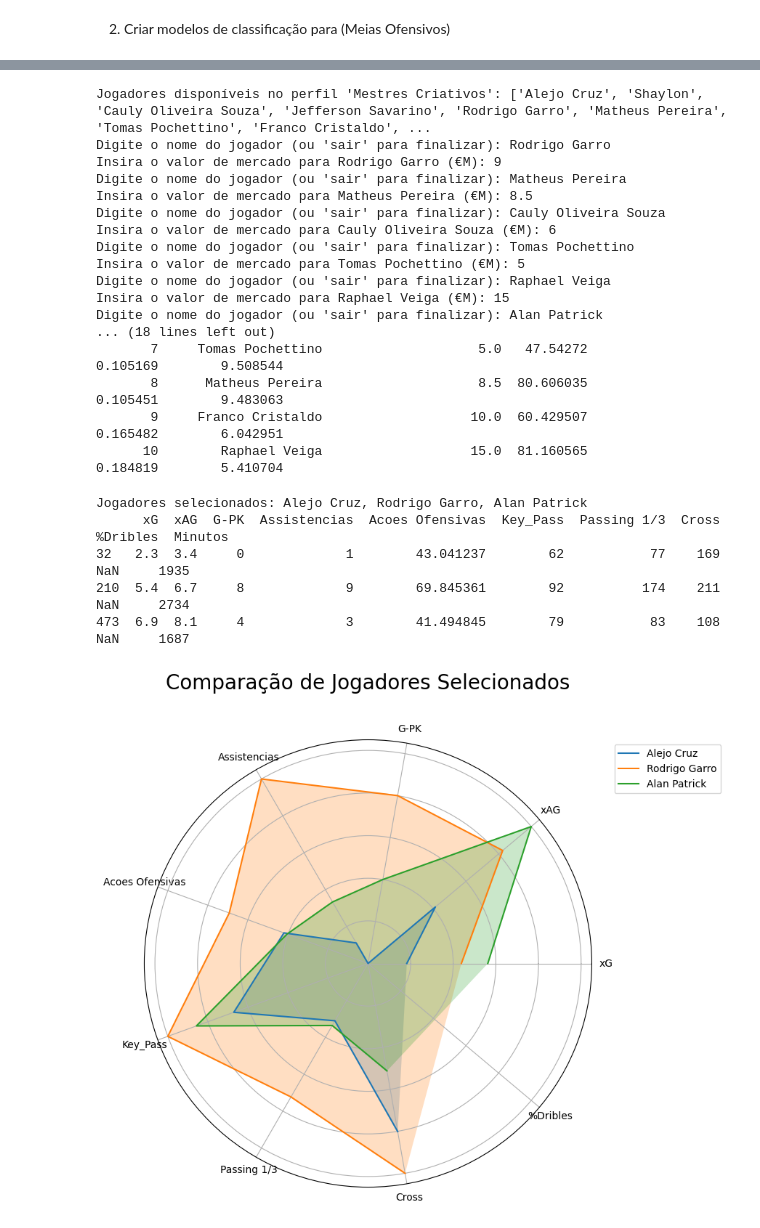
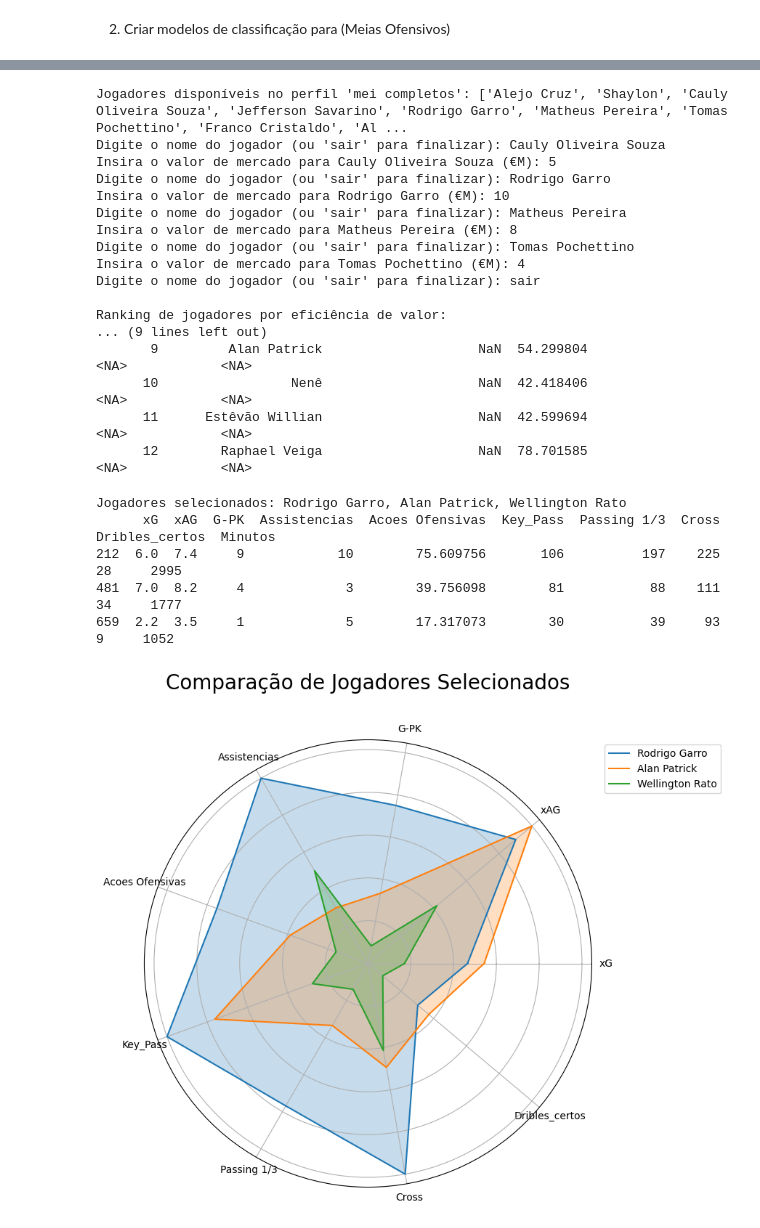
Before and after one commit to ohallao/MoneyBall-Brasileirao, a Jupyter notebook: MoneyBall_Braisleirao_Meias_Ofensivos.ipynb, the cells around one changed output, grey strips where cells are left out. Drawn from its saved outputs; the diff is of its cells as text; code cells hidden in the pictures.

```diff
--- a/MoneyBall_Braisleirao_Meias_Ofensivos.ipynb
+++ b/MoneyBall_Braisleirao_Meias_Ofensivos.ipynb
@@ -587,11 +675,11 @@ Cluster
 # %%
 cluster_names = {
-    0: 'Criadores Equilibrados',
-    1: 'Contribuintes Limitados',
-    2: 'Destaques Ofensivos',
-    3: 'Finalizadores Eficientes',
-    4: 'Mestres Criativos',
-    5: 'Criadores de Elite',
+    0: 'construtores diretos',
+    1: 'mei apoio',
+    2: 'mei assist',
+    3: 'mei completos',
+    4: 'finalizadores criativos',
+    5: 'dribladores_cross',
 }
 
 # Adicionar nomes ao DataFrame
@@ -717,6 +809,6 @@ Ranking de jogadores no perfil: Mestres Criativos
 # %%
 # Filtrando os jogadores pelo perfil escolhido
-perfil_escolhido = 'Mestres Criativos'  # Defina o perfil desejado
+perfil_escolhido = 'mei completos'  # Defina o perfil desejado
 jogadores_filtrados = meia_ofensivo[meia_ofensivo['Perfil'] == perfil_escolhido].copy()
 
 # Lista com os nomes dos jogadores disponíveis
@@ -777,23 +869,23 @@ resultado_final = resultado_final[
 print("\nRanking de jogadores por eficiência de valor:")
 print(resultado_final.to_string(index=False))
 # %% [output]
-Jogadores disponíveis no perfil 'Mestres Criativos': ['Alejo Cruz', 'Shaylon', 'Cauly Oliveira Souza', 'Jefferson Savarino', 'Rodrigo Garro', 'Matheus Pereira', 'Tomas Pochettino', 'Franco Cristaldo', ...
+Jogadores disponíveis no perfil 'mei completos': ['Alejo Cruz', 'Shaylon', 'Cauly Oliveira Souza', 'Jefferson Savarino', 'Rodrigo Garro', 'Matheus Pereira', 'Tomas Pochettino', 'Franco Cristaldo', 'Al ...
+Digite o nome do jogador (ou 'sair' para finalizar): Cauly Oliveira Souza
+Insira o valor de mercado para Cauly Oliveira Souza (€M): 5
 Digite o nome do jogador (ou 'sair' para finalizar): Rodrigo Garro
-Insira o valor de mercado para Rodrigo Garro (€M): 9
+Insira o valor de mercado para Rodrigo Garro (€M): 10
 Digite o nome do jogador (ou 'sair' para finalizar): Matheus Pereira
-Insira o valor de mercado para Matheus Pereira (€M): 8.5
-Digite o nome do jogador (ou 'sair' para finalizar): Cauly Oliveira Souza
-Insira o valor de mercado para Cauly Oliveira Souza (€M): 6
+Insira o valor de mercado para Matheus Pereira (€M): 8
 Digite o nome do jogador (ou 'sair' para finalizar): Tomas Pochettino
-Insira o valor de mercado para Tomas Pochettino (€M): 5
-Digite o nome do jogador (ou 'sair' para finalizar): Raphael Veiga
-Insira o valor de mercado para Raphael Veiga (€M): 15
-Digite o nome do jogador (ou 'sair' para finalizar): Alan Patrick
-... (18 lines left out)
-       7     Tomas Pochettino                    5.0   47.54272              0.105169        9.508544
-       8      Matheus Pereira                    8.5  80.606035              0.105451        9.483063
-       9     Franco Cristaldo                   10.0  60.429507              0.165482        6.042951
-      10        Raphael Veiga                   15.0  81.160565              0.184819        5.410704
+Insira o valor de mercado para Tomas Pochettino (€M): 4
+Digite o nome do jogador (ou 'sair' para finalizar): sair
+
+Ranking de jogadores por eficiência de valor:
+... (9 lines left out)
+       9         Alan Patrick                    NaN  54.299804                  <NA>            <NA>
+      10                 Nenê                    NaN  42.418406                  <NA>            <NA>
+      11      Estêvão Willian                    NaN  42.599694                  <NA>            <NA>
+      12        Raphael Veiga                    NaN  78.701585                  <NA>            <NA>
 # %%
 def radar_chart_por_jogadores(jogadores_selecionados, df):
     # Filtrar os jogadores pelos nomes inseridos
@@ -804,10 +896,10 @@ def radar_chart_por_jogadores(jogadores_selecionados, df):
         return
 
     print(f"\nJogadores selecionados: {', '.join(jogadores_filtrados['jogador'])}")
-    print(jogadores_filtrados[['xG','xAG','G-PK','Assistencias','Acoes Ofensivas','Key_Pass','Passing 1/3','Cross','%Dribles','Minutos']])
+    print(jogadores_filtrados[['xG','xAG','G-PK','Assistencias','Acoes Ofensivas','Key_Pass','Passing 1/3','Cross','Dribles_certos','Minutos']])
 
     # Definir as métricas a serem exibidas no radar
-    metricas = ['xG','xAG','G-PK','Assistencias','Acoes Ofensivas','Key_Pass','Passing 1/3','Cross','%Dribles']
+    metricas = ['xG','xAG','G-PK','Assistencias','Acoes Ofensivas','Key_Pass','Passing 1/3','Cross','Dribles_certos']
     num_vars = len(metricas)
 
     # Normalizar as métricas para todas ficarem na escala [0, 1]
@@ -817,37 +909,37 @@ def radar_chart_por_jogadores(jogadores_selecionados, df):
         max_val = df[metrica].max()
         jogadores_normalizados[metrica] = (jogadores_filtrados[metrica] - min_val) / (max_val - min_val)
 
     # Ângulos para o gráfico radar
     angles = np.linspace(0, 2 * np.pi, num_vars, endpoint=False).tolist()
     angles += angles[:1]  # Fechar o círculo
 
     fig, ax = plt.subplots(figsize=(8, 8), subplot_kw=dict(polar=True))
 
     # Loop pelos jogadores selecionados
     for i, row in jogadores_normalizados.iterrows():
         valores = row[metricas].tolist()
         valores += valores[:1]  # Fechar o círculo
 
         # Plotar a linha e o preenchimento para o jogador
         ax.plot(angles, valores, label=row['jogador'])
         ax.fill(angles, valores, alpha=0.25)
 
     # Configurações do gráfico
     ax.set_yticklabels([])
     ax.set_xticks(angles[:-1])
     ax.set_xticklabels(metricas)
 
     plt.legend(loc='upper right', bbox_to_anchor=(1.3, 1))
     plt.title('Comparação de Jogadores Selecionados', size=20, color='black', y=1.1)
     plt.show()
 
 # Exemplo de uso: Insira os nomes dos jogadores que deseja comparar
-jogadores_selecionados = ['Alejo Cruz', 'Rodrigo Garro','Alan Patrick']  # Altere conforme necessário
+jogadores_selecionados = ['Wellington Rato', 'Rodrigo Garro','Alan Patrick']  # Altere conforme necessário
 radar_chart_por_jogadores(jogadores_selecionados, meia_ofensivo)
 # %% [output]
-Jogadores selecionados: Alejo Cruz, Rodrigo Garro, Alan Patrick
-      xG  xAG  G-PK  Assistencias  Acoes Ofensivas  Key_Pass  Passing 1/3  Cross  %Dribles  Minutos
-32   2.3  3.4     0             1        43.041237        62           77    169       NaN     1935
-210  5.4  6.7     8             9        69.845361        92          174    211       NaN     2734
-473  6.9  8.1     4             3        41.494845        79           83    108       NaN     1687
+Jogadores selecionados: Rodrigo Garro, Alan Patrick, Wellington Rato
+      xG  xAG  G-PK  Assistencias  Acoes Ofensivas  Key_Pass  Passing 1/3  Cross  Dribles_certos  Minutos
+212  6.0  7.4     9            10        75.609756       106          197    225              28     2995
+481  7.0  8.2     4             3        39.756098        81           88    111              34     1777
+659  2.2  3.5     1             5        17.317073        30           39     93               9     1052
-[figure, old version]
+[figure, new version]
```
Also changed, not shown: parts of 31 cells of this notebook.
